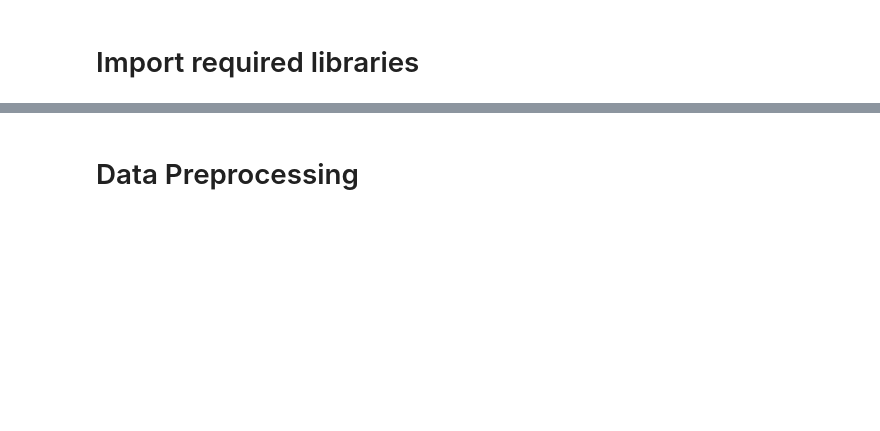
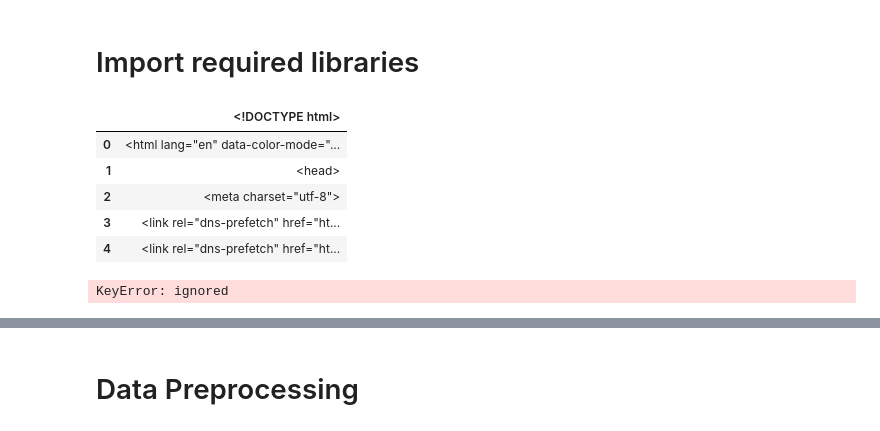
Before and after one commit to weihan444/ML-Hackathon, a Jupyter notebook: ML_Hackathon.ipynb, the cells around one changed output, grey strips where cells are left out. Cells and saved outputs as stored; diff of their text form; code cells hidden in the pictures; blank space fills up the shorter version.

```diff
--- a/ML_Hackathon.ipynb
+++ b/ML_Hackathon.ipynb
@@ -12,0 +14,30 @@ from sklearn.model_selection import train_test_split
+# %%
+data=pd.read_csv('https://github.com/weihanyau/ML-Hackathon/blob/main/data.csv',delimiter='\t')
+data.head()
+# %% [output]
+|  | <!DOCTYPE html> |
+| 0 | <html lang="en" data-color-mode="... |
+| 1 | <head> |
+| 2 | <meta charset="utf-8"> |
+| 3 | <link rel="dns-prefetch" href="ht... |
+| 4 | <link rel="dns-prefetch" href="ht... |
+# %%
+data_1=data.copy()
+data_1['major']=data_1['major'].replace(np.nan,'No Degree')
+time = [i for i in data_1.iloc[:,0:126] if  'E' in i]
+position = [i for i in data_1.iloc[:,0:126] if  'I' in i]
+data_1=data_1.drop(position,axis=1)
+data_1=data_1.drop(time,axis=1)
+data_1=data_1.drop(data_1.iloc[:,43:47],axis=1)
+data_2=data_1.copy()
+data_2=data_2.drop(data_2.iloc[:,53:69],axis=1)
+data_2=data_2.replace(to_replace=0,value=3)
+data_2=data_2.rename(columns={'TIPI1':'Extraverted-enthusiastic','TIPI2':'Critical-quarrelsome',
+                            'TIPI3':'Dependable-self_disciplined','TIPI4':'Anxious-easily upset',
+                            'TIPI5':'Open to new experiences-complex','TIPI6':'Reserved-quiet',
+                            'TIPI7':'Sympathetic-warm','TIPI8':'Disorganized-careless','TIPI9':'Calm-emotionally_stable',
+                            'TIPI10':'Conventional-uncreative'})
+print('Shape',data_2.shape)
+print('Attributes',data_2.columns)
+# %% [output]
+KeyError: ignored
```
Also changed, not shown: parts of 14 cells of this notebook.
